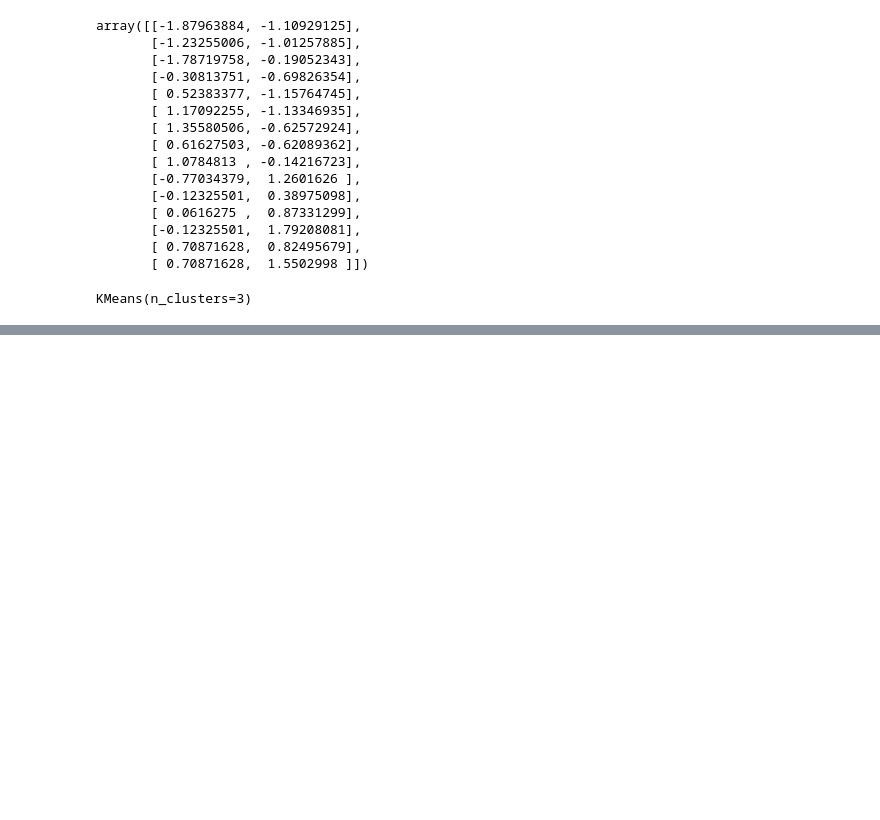
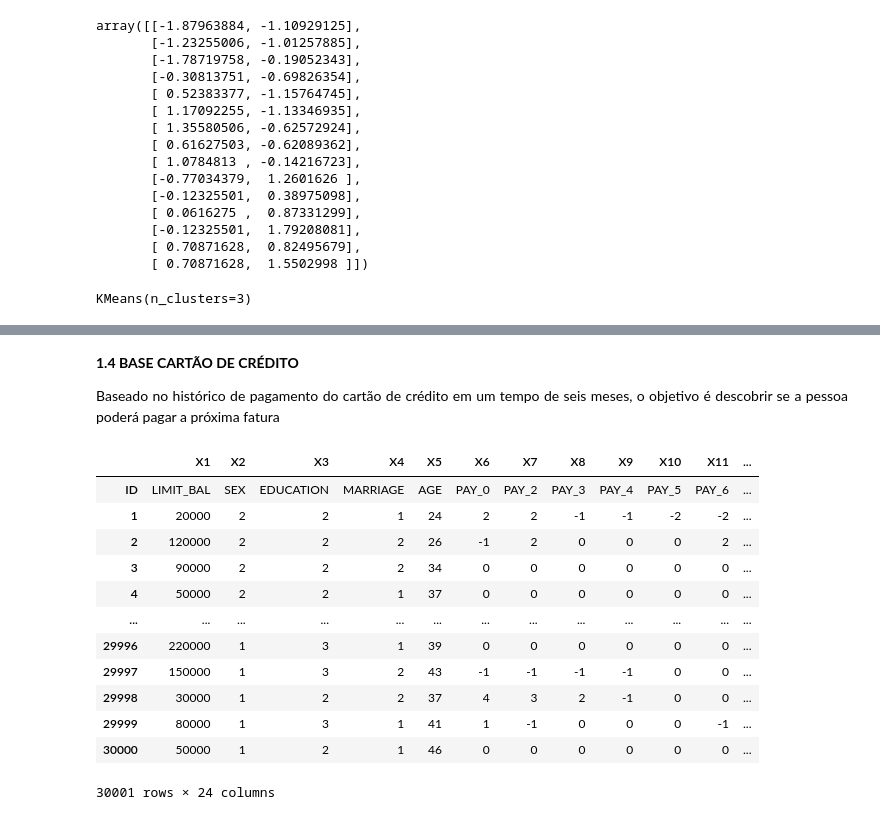
Before and after one commit to WMFrts/agrupamento-clustering, a Jupyter notebook: agrupamento_clustering.ipynb, the cells around one changed output, grey strips where cells are left out. Drawn from its saved outputs; the diff is of its cells as text; code cells hidden in the pictures; blank space fills up the shorter version.

```diff
--- a/agrupamento_clustering.ipynb
+++ b/agrupamento_clustering.ipynb
@@ -142,0 +225,22 @@ grafico3.show()
+# %% [markdown]
+**1.4 BASE CARTÃO DE CRÉDITO**
+<p align = 'JUSTIFY'> Baseado no histórico de pagamento do cartão de crédito em um tempo de seis meses, o objetivo é descobrir se a pessoa poderá pagar a próxima fatura
+# %%
+import pandas as pd
+base_cartao = pd.read_csv('/content/credit_card_clients.csv')
+# %%
+base_cartao
+# %% [output]
+|  | X1 | X2 | X3 | X4 | X5 | X6 | X7 | X8 | X9 | X10 | X11 | ... |
+| ID | LIMIT_BAL | SEX | EDUCATION | MARRIAGE | AGE | PAY_0 | PAY_2 | PAY_3 | PAY_4 | PAY_5 | PAY_6 | ... |
+| 1 | 20000 | 2 | 2 | 1 | 24 | 2 | 2 | -1 | -1 | -2 | -2 | ... |
+| 2 | 120000 | 2 | 2 | 2 | 26 | -1 | 2 | 0 | 0 | 0 | 2 | ... |
+| 3 | 90000 | 2 | 2 | 2 | 34 | 0 | 0 | 0 | 0 | 0 | 0 | ... |
+| 4 | 50000 | 2 | 2 | 1 | 37 | 0 | 0 | 0 | 0 | 0 | 0 | ... |
+| ... | ... | ... | ... | ... | ... | ... | ... | ... | ... | ... | ... | ... |
+| 29996 | 220000 | 1 | 3 | 1 | 39 | 0 | 0 | 0 | 0 | 0 | 0 | ... |
+| 29997 | 150000 | 1 | 3 | 2 | 43 | -1 | -1 | -1 | -1 | 0 | 0 | ... |
+| 29998 | 30000 | 1 | 2 | 2 | 37 | 4 | 3 | 2 | -1 | 0 | 0 | ... |
+| 29999 | 80000 | 1 | 3 | 1 | 41 | 1 | -1 | 0 | 0 | 0 | -1 | ... |
+| 30000 | 50000 | 1 | 2 | 1 | 46 | 0 | 0 | 0 | 0 | 0 | 0 | ... |
+30001 rows × 24 columns
```
Also changed, not shown: parts of 53 cells of this notebook.
